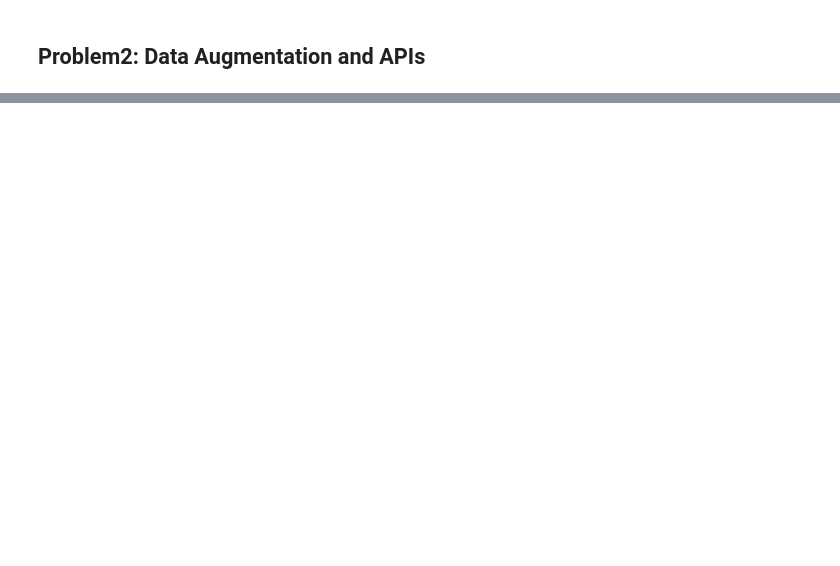
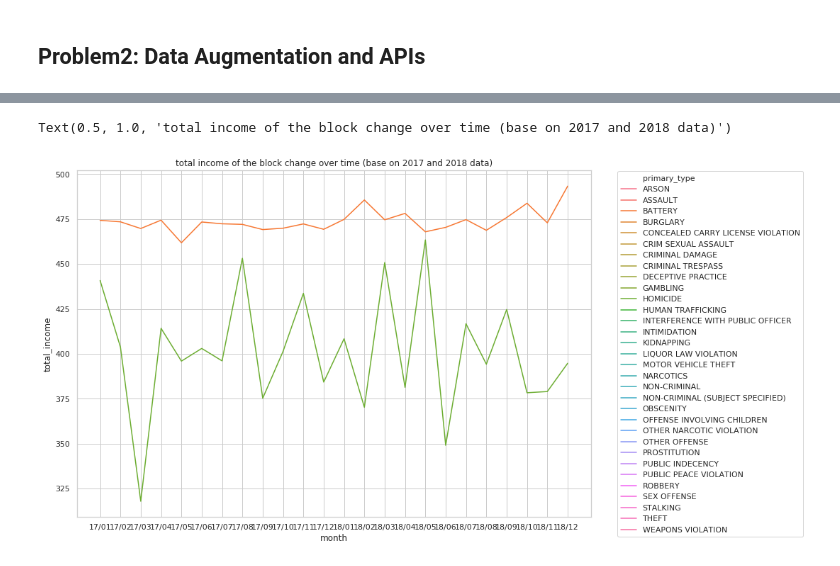
Before and after one commit to pengwei715/Machine-Learning-Projects, a Jupyter notebook: hw1/homework_1.ipynb, the cells around one changed output, grey strips where cells are left out. Cells and saved outputs as stored; diff of their text form; code cells hidden in the pictures; blank space fills up the shorter version.

```diff
--- a/hw1/homework_1.ipynb
+++ b/hw1/homework_1.ipynb
@@ -162,0 +310,14 @@ graph.show()
+# %%
+groups = homi_bat.groupby([homi_bat.month, homi_bat.primary_type])\
+        ['total_income'].mean().reset_index(name='total_income')
+piv = groups.pivot(index='month', columns='primary_type', values='total_income')\
+         .unstack().reset_index(name='total_income')
+fig, ax = plt.subplots()
+fig.set_size_inches(13, 9)
+ax = sns.lineplot(x="month", y="total_income", hue="primary_type",legend='brief',
+                  style ="primary_type", data = piv, dashes =False)
+ax.legend(bbox_to_anchor=(1.05, 1), loc=2, borderaxespad=0.1)
+ax.set_title('total income of the block change over time (base on 2017 and 2018 data)')
+# %% [output]
+Text(0.5, 1.0, 'total income of the block change over time (base on 2017 and 2018 data)')
+[figure, added]
```
Also changed, not shown: parts of 57 cells of this notebook, 2 other files.
